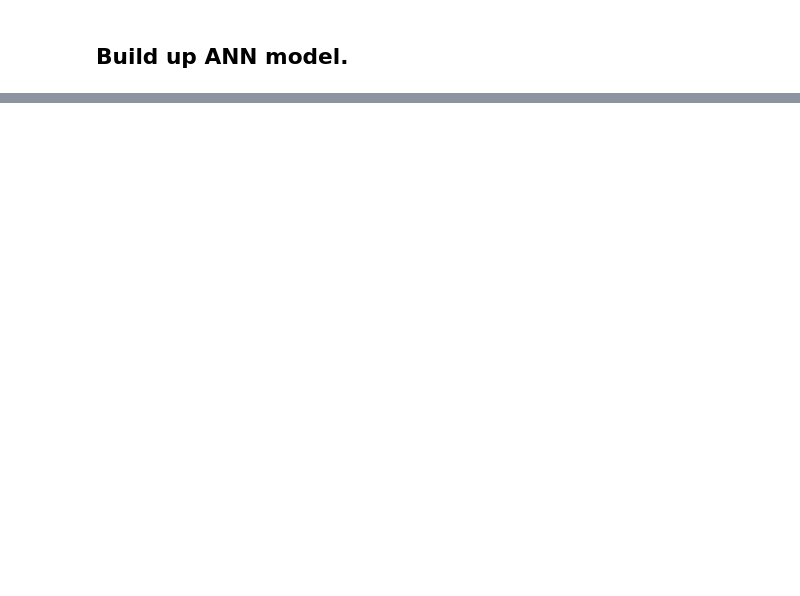
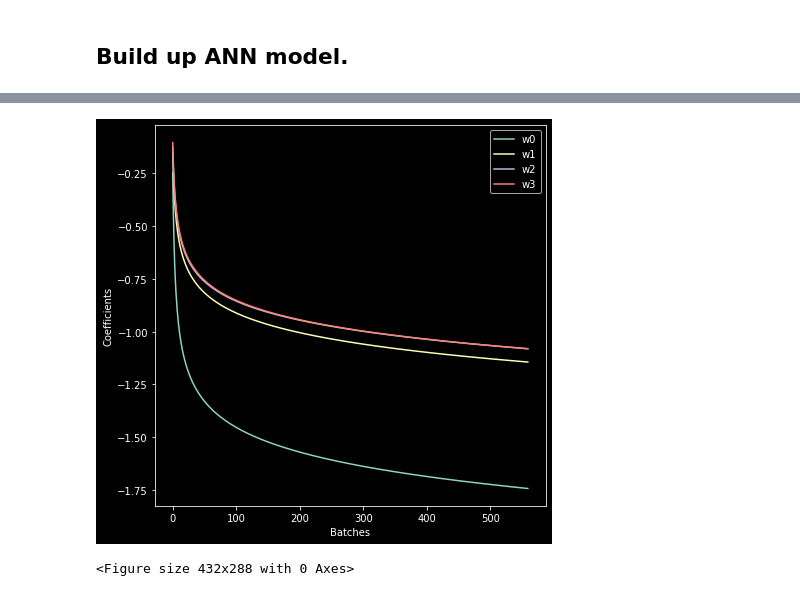
Before and after one commit to RyanYin04/MachineLearningPractice, a Jupyter notebook: 171ass2/Assignment2.ipynb, the cells around one changed output, grey strips where cells are left out. Cells and saved outputs as stored; diff of their text form; code cells hidden in the pictures; blank space fills up the shorter version.

```diff
--- a/171ass2/Assignment2.ipynb
+++ b/171ass2/Assignment2.ipynb
@@ -135,0 +195,19 @@ Epoch 50/50
+# %%
+w = np.array(weight_tracker.weights)
+w0 = w[:, 0]
+w1 = w[:, 1]
+w2 = w[:, 2]
+w3 = w[:, 3]
+plt.figure(figsize = (7,7))
+plt.plot(w0, label = 'w0')
+plt.plot(w1, label = 'w1')
+plt.plot(w2, label = 'w2')
+plt.plot(w3, label = 'w3')
+plt.legend()
+plt.xlabel('Batches')
+plt.ylabel('Coefficients')
+plt.show()
+plt.savefig('pics/weight.png')
+# %% [output]
+[figure, added]
+<Figure size 432x288 with 0 Axes>
```
Also changed, not shown: parts of 17 cells of this notebook, 1 other file.
